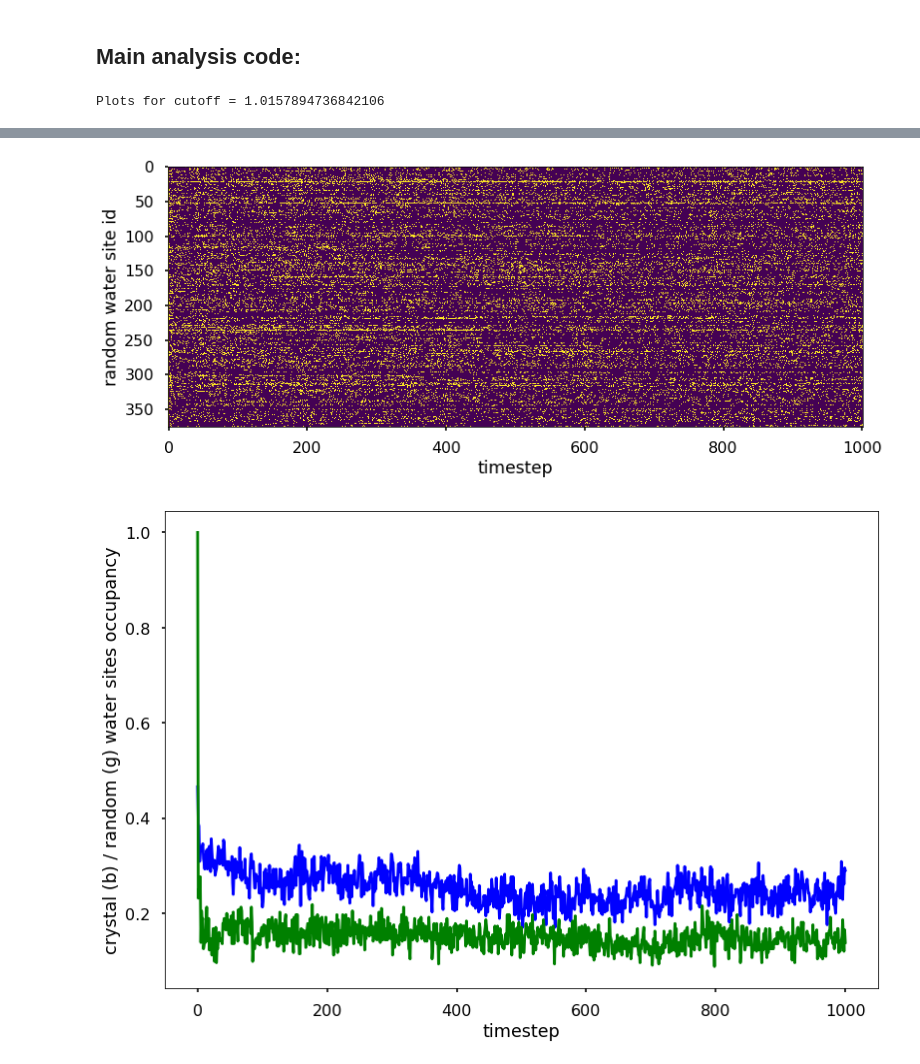
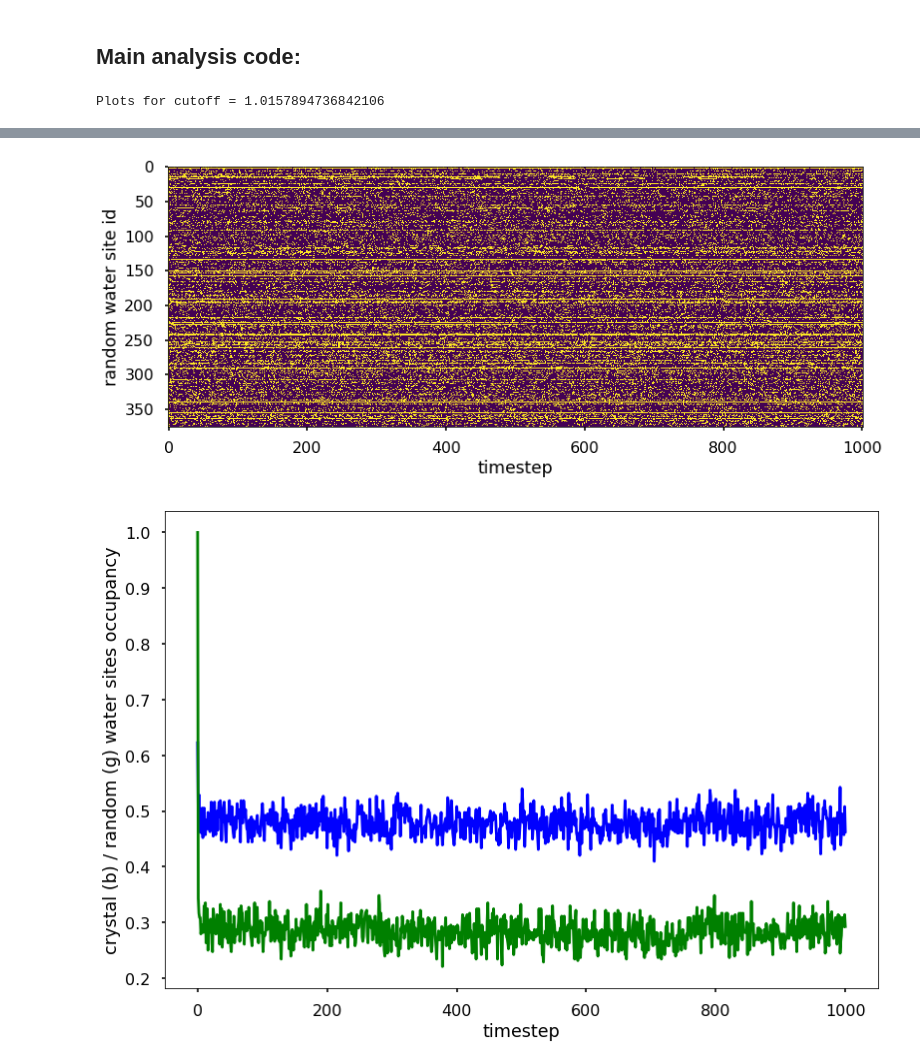
Before and after one commit to klyshko/EFX-project, a Jupyter notebook: crystal_water.ipynb, the cells around one changed output, grey strips where cells are left out. Cells and saved outputs as stored; diff of their text form; code cells hidden in the pictures.

```diff
--- a/crystal_water.ipynb
+++ b/crystal_water.ipynb
@@ -124,7 +124,7 @@ cutoffs = np.linspace(0.1, 3., num=20) # the range for cut off distances
 percent_diff = []
 
 
-u_berendsen = md.Universe('../Rama-Crystal-1/NPT/BerendsenRun/Berendsen.gro','../Rama-Crystal-1/NPT/BerendsenRun/traj_whole_nojump_center_compact.xtc')
+u_berendsen = md.Universe('../Rama-Crystal-1/NPT/posResRun/firstframe.gro','../Rama-Crystal-1/NPT/posResRun/traj_whole_nojump_center_compact.xtc')
 protein_berendsen = u_berendsen.select_atoms('protein')
 oxygens = u_berendsen.select_atoms('resname SOL and name OW')
 
@@ -137,7 +137,7 @@ u_berendsen.trajectory[0]
 fixed_random_coords = random_waters_selection.positions.copy()
 
 for cutoff in cutoffs:
-
+    print(cutoff)
     u0 = md.Universe('../Rama-Crystal-1/NPT/simfiles/init.gro')
     protein_u0 = u0.select_atoms('protein')
     crystal_waters0 = u0.select_atoms('resname HOH and name OW')
@@ -158,7 +158,7 @@ for cutoff in cutoffs:
         R, rmsd = align.rotation_matrix(mobile0, ref0)
         crystal_waters.positions = crystal_waters0.positions
         crystal_waters.atoms.translate(-protein_u0.atoms.center_of_mass())
-        #crystal_waters.atoms.rotate(R)
+        crystal_waters.atoms.rotate(R)
         crystal_waters.atoms.translate(protein_berendsen.atoms.center_of_mass())
 
         box = ts.dimensions
@@ -206,2 +206,2 @@ Plots for cutoff = 1.0157894736842106
-[figure, old version]
+[figure, new version]
-[figure, old version]
+[figure, new version]
```
Also changed, not shown: parts of 1 cell of this notebook.
